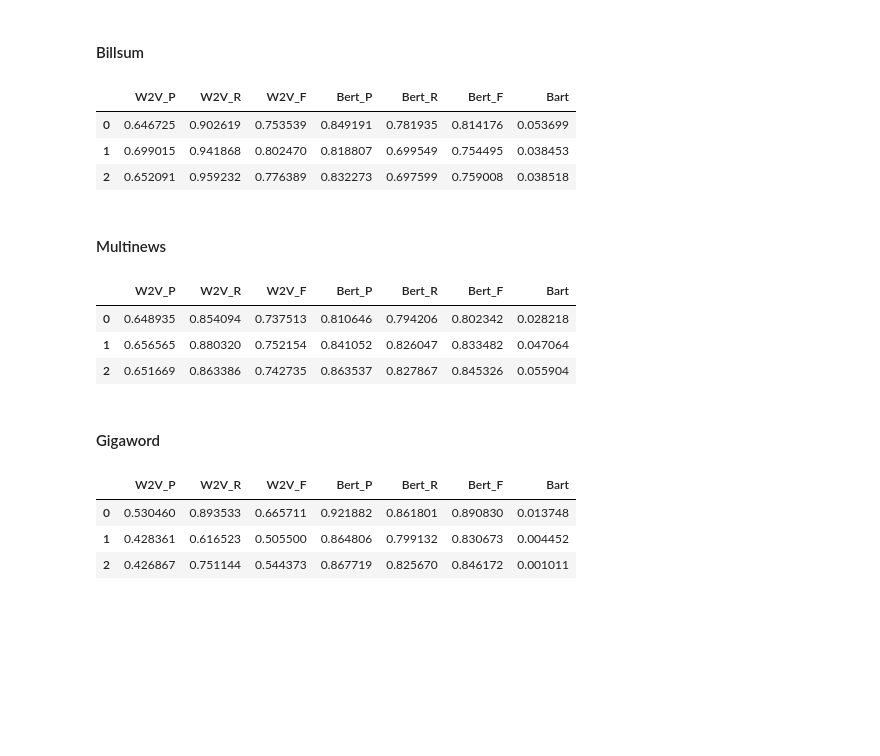
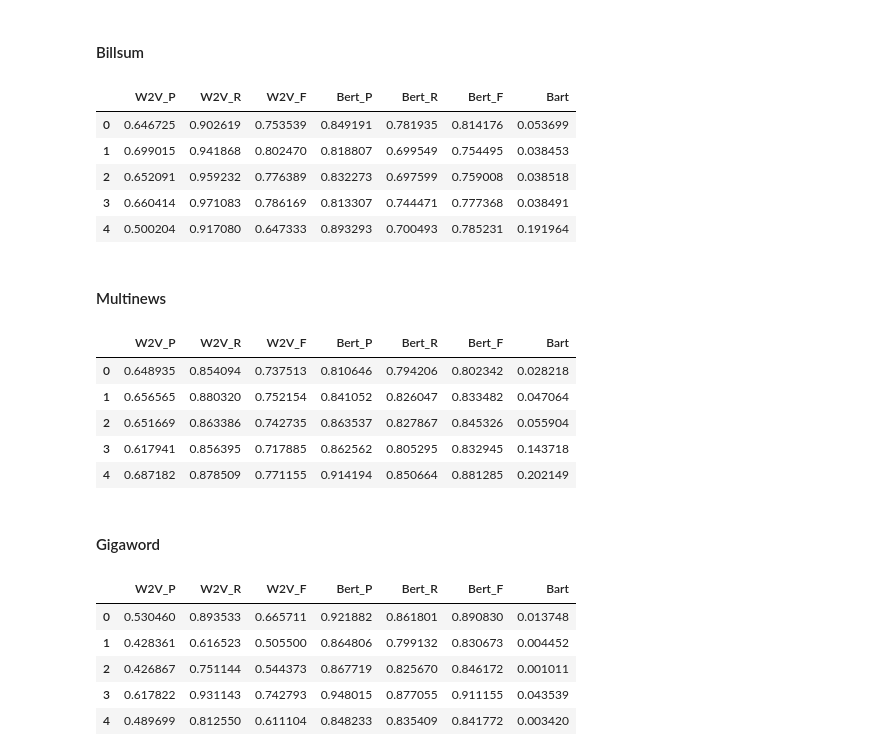
Before and after one commit to MariusAAROS/Supervised-Learning-using-Unsupervised-Learning-Metrics-in-the-absence-of-Annotated-Data, a Jupyter notebook: myLibraries/benchmark/benchmark.ipynb, the cells around one changed output. Cells and saved outputs as stored; diff of their text form; code cells hidden in the pictures; blank space fills up the shorter version.

```diff
--- a/myLibraries/benchmark/benchmark.ipynb
+++ b/myLibraries/benchmark/benchmark.ipynb
@@ -100,11 +110,11 @@ Some weights of the model checkpoint at roberta-large were not used when initial
 # %%
 w2v = serialized_to_model(r'C:\Pro\Stages\A4 - DVRC\Work\Models\serialized_w2v.pkl')
 # %%
-word2vec_scores, word2vec_runtime = BERTScoreStaticSampleTest(billsum_test, w2v, 3, withIdf = False)
+word2vec_scores, word2vec_runtime = BERTScoreStaticSampleTest(billsum_test, w2v, lim, withIdf = False)
 # %% [markdown]
 #### BARTScore
 # %%
-bart_scores, bart_runtime = BARTScoreDynamicSampleTest(billsum_test, limit=3)
+bart_scores, bart_runtime = BARTScoreDynamicSampleTest(billsum_test, limit=lim)
 # %% [markdown]
 #### Appending
 # %%
@@ -114,9 +124,9 @@ results['billsum'] = billsum_results
 # %% [markdown]
 ### Multinews
 # %%
-bert_scores, bert_runtime = BERTScoreDynamicSampleTest(multinews)
-word2vec_scores, word2vec_runtime = BERTScoreStaticSampleTest(multinews, w2v, 3, withIdf = False)
-bart_scores, bart_runtime = BARTScoreDynamicSampleTest(multinews, limit=3)
+bert_scores, bert_runtime = BERTScoreDynamicSampleTest(multinews, limit=lim)
+word2vec_scores, word2vec_runtime = BERTScoreStaticSampleTest(multinews, w2v, lim, withIdf = False)
+bart_scores, bart_runtime = BARTScoreDynamicSampleTest(multinews, limit=lim)
 # %% [output]
 Some weights of the model checkpoint at roberta-large were not used when initializing RobertaModel: ['lm_head.dense.bias', 'lm_head.layer_norm.weight', 'lm_head.bias', 'lm_head.dense.weight', 'lm_head ...
 - This IS expected if you are initializing RobertaModel from the checkpoint of a model trained on another task or with another architecture (e.g. initializing a BertForSequenceClassification model fro ...
@@ -133,9 +151,9 @@ results['multinews'] = multinews_results
 # %% [markdown]
 ### Gigaword
 # %%
-bert_scores, bert_runtime = BERTScoreDynamicSampleTest(gigaword)
-word2vec_scores, word2vec_runtime = BERTScoreStaticSampleTest(gigaword, w2v, 3, withIdf = False)
-bart_scores, bart_runtime = BARTScoreDynamicSampleTest(gigaword, limit=3)
+bert_scores, bert_runtime = BERTScoreDynamicSampleTest(gigaword, limit=lim)
+word2vec_scores, word2vec_runtime = BERTScoreStaticSampleTest(gigaword, w2v, lim, withIdf = False)
+bart_scores, bart_runtime = BARTScoreDynamicSampleTest(gigaword, limit=lim)
 # %% [output]
 Some weights of the model checkpoint at roberta-large were not used when initializing RobertaModel: ['lm_head.dense.bias', 'lm_head.layer_norm.weight', 'lm_head.bias', 'lm_head.dense.weight', 'lm_head ...
 - This IS expected if you are initializing RobertaModel from the checkpoint of a model trained on another task or with another architecture (e.g. initializing a BertForSequenceClassification model fro ...
@@ -175,14 +201,16 @@ runtimeDf
 # %%
 billsumQualityDf = pd.concat((pd.DataFrame(results["billsum"]["Custom"][0], columns=["W2V_P", "W2V_R", "W2V_F"]),
                               pd.DataFrame(results["billsum"]["BERTScore"][0], columns=["Bert_P", "Bert_R", "Bert_F"]),
                               pd.DataFrame(results["billsum"]["Bart"][0], columns=["Bart"])),
                               axis=1)
-billsumQualityDf
+billsumQualityDf.head(5)
 # %% [output]
 |  | W2V_P | W2V_R | W2V_F | Bert_P | Bert_R | Bert_F | Bart |
 | 0 | 0.646725 | 0.902619 | 0.753539 | 0.849191 | 0.781935 | 0.814176 | 0.053699 |
 | 1 | 0.699015 | 0.941868 | 0.802470 | 0.818807 | 0.699549 | 0.754495 | 0.038453 |
 | 2 | 0.652091 | 0.959232 | 0.776389 | 0.832273 | 0.697599 | 0.759008 | 0.038518 |
+| 3 | 0.660414 | 0.971083 | 0.786169 | 0.813307 | 0.744471 | 0.777368 | 0.038491 |
+| 4 | 0.500204 | 0.917080 | 0.647333 | 0.893293 | 0.700493 | 0.785231 | 0.191964 |
 # %% [markdown]
 #### Multinews
 # %%
@@ -190,12 +218,14 @@ multinewsQualityDf = pd.concat((pd.DataFrame(results["multinews"]["Custom"][0],
                               pd.DataFrame(results["multinews"]["BERTScore"][0], columns=["Bert_P", "Bert_R", "Bert_F"]),
                               pd.DataFrame(results["multinews"]["Bart"][0], columns=["Bart"])),
                               axis=1)
-multinewsQualityDf
+multinewsQualityDf.head(5)
 # %% [output]
 |  | W2V_P | W2V_R | W2V_F | Bert_P | Bert_R | Bert_F | Bart |
 | 0 | 0.648935 | 0.854094 | 0.737513 | 0.810646 | 0.794206 | 0.802342 | 0.028218 |
 | 1 | 0.656565 | 0.880320 | 0.752154 | 0.841052 | 0.826047 | 0.833482 | 0.047064 |
 | 2 | 0.651669 | 0.863386 | 0.742735 | 0.863537 | 0.827867 | 0.845326 | 0.055904 |
+| 3 | 0.617941 | 0.856395 | 0.717885 | 0.862562 | 0.805295 | 0.832945 | 0.143718 |
+| 4 | 0.687182 | 0.878509 | 0.771155 | 0.914194 | 0.850664 | 0.881285 | 0.202149 |
 # %% [markdown]
 #### Gigaword
 # %%
@@ -203,9 +233,11 @@ gigawordQualityDf = pd.concat((pd.DataFrame(results["gigaword"]["Custom"][0], co
                               pd.DataFrame(results["gigaword"]["BERTScore"][0], columns=["Bert_P", "Bert_R", "Bert_F"]),
                               pd.DataFrame(results["gigaword"]["Bart"][0], columns=["Bart"])),
                               axis=1)
-gigawordQualityDf
+gigawordQualityDf.head(5)
 # %% [output]
 |  | W2V_P | W2V_R | W2V_F | Bert_P | Bert_R | Bert_F | Bart |
 | 0 | 0.530460 | 0.893533 | 0.665711 | 0.921882 | 0.861801 | 0.890830 | 0.013748 |
 | 1 | 0.428361 | 0.616523 | 0.505500 | 0.864806 | 0.799132 | 0.830673 | 0.004452 |
 | 2 | 0.426867 | 0.751144 | 0.544373 | 0.867719 | 0.825670 | 0.846172 | 0.001011 |
+| 3 | 0.617822 | 0.931143 | 0.742793 | 0.948015 | 0.877055 | 0.911155 | 0.043539 |
+| 4 | 0.489699 | 0.812550 | 0.611104 | 0.848233 | 0.835409 | 0.841772 | 0.003420 |
```
Also changed, not shown: parts of 8 cells of this notebook, 1 other file.
